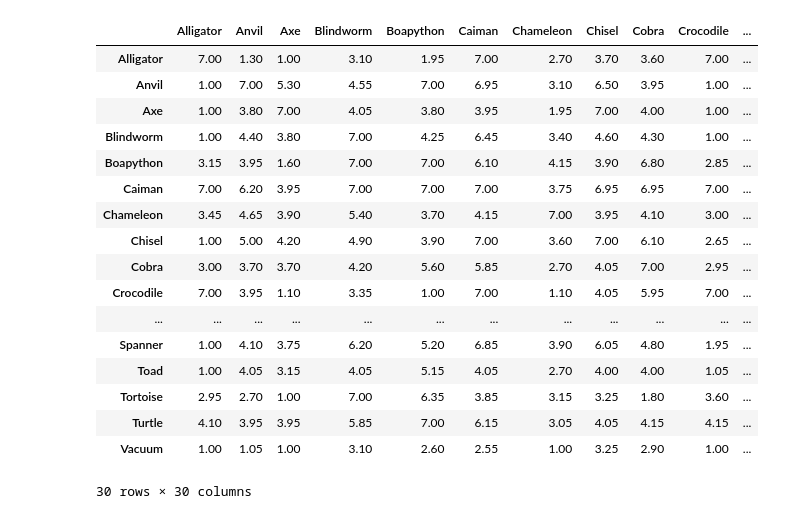
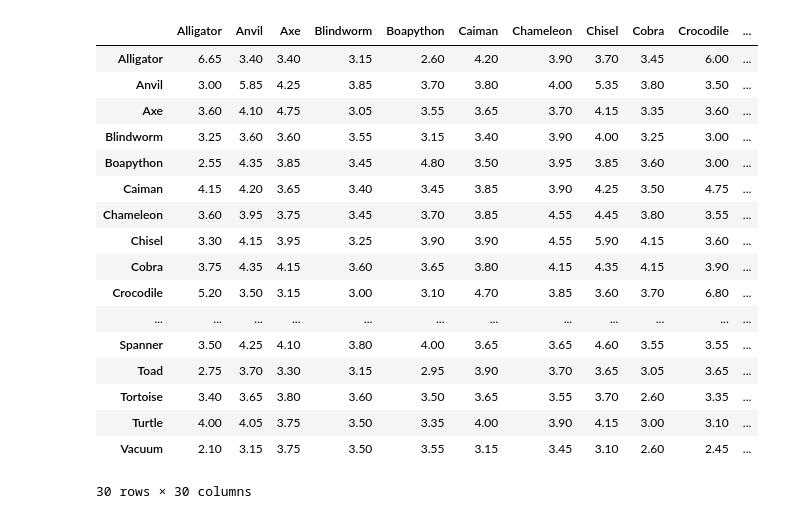
Before and after one commit to siddsuresh97/conceptual_structure_emnlp_2023, a Jupyter notebook: notebooks/generate_pairwise_matrix.ipynb, the cells around one changed output. Saved outputs shown, nothing was run; the diff lists cells and outputs as text; code cells hidden in the pictures.

Commit message:
update experiments

```diff
--- a/notebooks/generate_pairwise_matrix.ipynb
+++ b/notebooks/generate_pairwise_matrix.ipynb
@@ -22,13 +22,37 @@
 #     return matrix
 # %%
 import pandas as pd
+
+map = {
+    'extremely dissimilar': 1,
+    'very dissimilar': 2,
+    'likely dissimilar': 3,
+    'neutral': 4,
+    'likely similar': 5,
+    'very similar': 6,
+    'extremely similar': 7
+}
+
+def check(str):
+    if len(str) == 1:
+        return str
+
+    for key in map:
+        if key in str:
+            return map[key]
+    return str[-1]
 
 def get_matrix(path):
     df = pd.read_csv(path, header=None)
 
     x, y, n = [], [], []
     for _, row in df.iterrows():
-        n.append(int(row[1]))
+        nn = str(check(row[1]))
+        if nn.isnumeric():
+            n.append(nn)
+        else:
+            print("warning, edge cases")
+            n.append("4")
         strings = row[0].split()
         x.append(strings[-1][0:-1])
         y.append(strings[-3])
@@ -44,5 +68,6 @@ def get_matrix(path):
     matrix = pd.DataFrame(matrix_dict)
     return matrix
 
-matrix = get_matrix(f"../examples/pairwise/response_davinci-002.csv")
-matrix.to_csv(f"../examples/pairwise/response_davinci-002_matrix.csv")
+matrix = get_matrix(f"../experiments/pairwise/exp_20_temp_0.7/davinci-002/response_davinci-002_1.csv")
+matrix
+# matrix.to_csv(f"../examples/pairwise/response_davinci-002_matrix.csv")
@@ -49,4 +93,4 @@ matrix.to_csv(f"../examples/pairwise/response_davinci-002_matrix.csv")
 # %%
 for i in range(1, 21):
-    matrix = get_matrix(f"../examples/pairwise/exp_20_temp_0.7/response_davinci-003_{i}.csv")
-    matrix.to_csv(f"../examples/pairwise/exp_20_temp_0.7/exp_20_temp_0.7_matrix/response_davinci-003_matrix_{i}.csv")
+    matrix = get_matrix(f"../experiments/pairwise/exp_20_temp_0.7/davinci-002/response_davinci-002_{i}.csv")
+    matrix.to_csv(f"../experiments/pairwise/exp_20_temp_0.7/davinci-002/matrix/response_davinci-002_{i}.csv")
@@ -53,39 +115,39 @@ for i in range(1, 21):
 # %%
 dfs = []
 for i in range(1, 21):
-    df = pd.read_csv(f"../examples/pairwise/exp_20_temp_0.7/exp_20_temp_0.7_matrix/response_davinci-003_matrix_{i}.csv")
+    df = pd.read_csv(f"../experiments/pairwise/exp_20_temp_0.7/davinci-002/matrix/response_davinci-002_{i}.csv")
     df = df.iloc[:, 1:]
     df = df.apply(pd.to_numeric)
     dfs.append(df)
 
 sum_df = pd.DataFrame(0, index=dfs[0].index, columns=dfs[0].columns)
 
 # Sum the values in all DataFrames
 for df in dfs:
     sum_df += df
 
 # Calculate the mean by dividing the sum by the number of DataFrames
 mean_df = sum_df / len(dfs)
 mean_df.index = mean_df.columns
 mean_df = mean_df.sort_index(axis=0).sort_index(axis=1)
-mean_df.to_csv(f"../examples/pairwise/response_davinci-003_0.7_mean_matrix.csv")
+mean_df.to_csv(f"../experiments/pairwise/exp_20_temp_0.7/mean_response_davinci-002.csv")
 mean_df
 # %% [output]
 |  | Alligator | Anvil | Axe | Blindworm | Boapython | Caiman | Chameleon | Chisel | Cobra | Crocodile | ... |
-| Alligator | 7.00 | 1.30 | 1.00 | 3.10 | 1.95 | 7.00 | 2.70 | 3.70 | 3.60 | 7.00 | ... |
-| Anvil | 1.00 | 7.00 | 5.30 | 4.55 | 7.00 | 6.95 | 3.10 | 6.50 | 3.95 | 1.00 | ... |
-| Axe | 1.00 | 3.80 | 7.00 | 4.05 | 3.80 | 3.95 | 1.95 | 7.00 | 4.00 | 1.00 | ... |
-| Blindworm | 1.00 | 4.40 | 3.80 | 7.00 | 4.25 | 6.45 | 3.40 | 4.60 | 4.30 | 1.00 | ... |
-| Boapython | 3.15 | 3.95 | 1.60 | 7.00 | 7.00 | 6.10 | 4.15 | 3.90 | 6.80 | 2.85 | ... |
-| Caiman | 7.00 | 6.20 | 3.95 | 7.00 | 7.00 | 7.00 | 3.75 | 6.95 | 6.95 | 7.00 | ... |
-| Chameleon | 3.45 | 4.65 | 3.90 | 5.40 | 3.70 | 4.15 | 7.00 | 3.95 | 4.10 | 3.00 | ... |
-| Chisel | 1.00 | 5.00 | 4.20 | 4.90 | 3.90 | 7.00 | 3.60 | 7.00 | 6.10 | 2.65 | ... |
-| Cobra | 3.00 | 3.70 | 3.70 | 4.20 | 5.60 | 5.85 | 2.70 | 4.05 | 7.00 | 2.95 | ... |
-| Crocodile | 7.00 | 3.95 | 1.10 | 3.35 | 1.00 | 7.00 | 1.10 | 4.05 | 5.95 | 7.00 | ... |
+| Alligator | 6.65 | 3.40 | 3.40 | 3.15 | 2.60 | 4.20 | 3.90 | 3.70 | 3.45 | 6.00 | ... |
+| Anvil | 3.00 | 5.85 | 4.25 | 3.85 | 3.70 | 3.80 | 4.00 | 5.35 | 3.80 | 3.50 | ... |
+| Axe | 3.60 | 4.10 | 4.75 | 3.05 | 3.55 | 3.65 | 3.70 | 4.15 | 3.35 | 3.60 | ... |
+| Blindworm | 3.25 | 3.60 | 3.60 | 3.55 | 3.15 | 3.40 | 3.90 | 4.00 | 3.25 | 3.00 | ... |
+| Boapython | 2.55 | 4.35 | 3.85 | 3.45 | 4.80 | 3.50 | 3.95 | 3.85 | 3.60 | 3.00 | ... |
+| Caiman | 4.15 | 4.20 | 3.65 | 3.40 | 3.45 | 3.85 | 3.90 | 4.25 | 3.50 | 4.75 | ... |
+| Chameleon | 3.60 | 3.95 | 3.75 | 3.45 | 3.70 | 3.85 | 4.55 | 4.45 | 3.80 | 3.55 | ... |
+| Chisel | 3.30 | 4.15 | 3.95 | 3.25 | 3.90 | 3.90 | 4.55 | 5.90 | 4.15 | 3.60 | ... |
+| Cobra | 3.75 | 4.35 | 4.15 | 3.60 | 3.65 | 3.80 | 4.15 | 4.35 | 4.15 | 3.90 | ... |
+| Crocodile | 5.20 | 3.50 | 3.15 | 3.00 | 3.10 | 4.70 | 3.85 | 3.60 | 3.70 | 6.80 | ... |
 | ... | ... | ... | ... | ... | ... | ... | ... | ... | ... | ... | ... |
-| Spanner | 1.00 | 4.10 | 3.75 | 6.20 | 5.20 | 6.85 | 3.90 | 6.05 | 4.80 | 1.95 | ... |
-| Toad | 1.00 | 4.05 | 3.15 | 4.05 | 5.15 | 4.05 | 2.70 | 4.00 | 4.00 | 1.05 | ... |
-| Tortoise | 2.95 | 2.70 | 1.00 | 7.00 | 6.35 | 3.85 | 3.15 | 3.25 | 1.80 | 3.60 | ... |
-| Turtle | 4.10 | 3.95 | 3.95 | 5.85 | 7.00 | 6.15 | 3.05 | 4.05 | 4.15 | 4.15 | ... |
-| Vacuum | 1.00 | 1.05 | 1.00 | 3.10 | 2.60 | 2.55 | 1.00 | 3.25 | 2.90 | 1.00 | ... |
+| Spanner | 3.50 | 4.25 | 4.10 | 3.80 | 4.00 | 3.65 | 3.65 | 4.60 | 3.55 | 3.55 | ... |
+| Toad | 2.75 | 3.70 | 3.30 | 3.15 | 2.95 | 3.90 | 3.70 | 3.65 | 3.05 | 3.65 | ... |
+| Tortoise | 3.40 | 3.65 | 3.80 | 3.60 | 3.50 | 3.65 | 3.55 | 3.70 | 2.60 | 3.35 | ... |
+| Turtle | 4.00 | 4.05 | 3.75 | 3.50 | 3.35 | 4.00 | 3.90 | 4.15 | 3.00 | 3.10 | ... |
+| Vacuum | 2.10 | 3.15 | 3.75 | 3.50 | 3.55 | 3.15 | 3.45 | 3.10 | 2.60 | 2.45 | ... |
 30 rows × 30 columns
```
Also changed, not shown: parts of 2 cells of this notebook, 25 other files.
